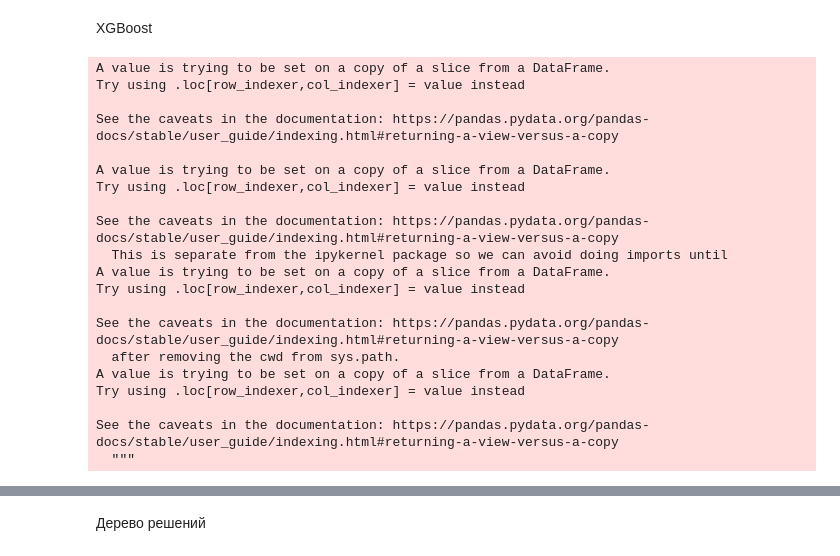
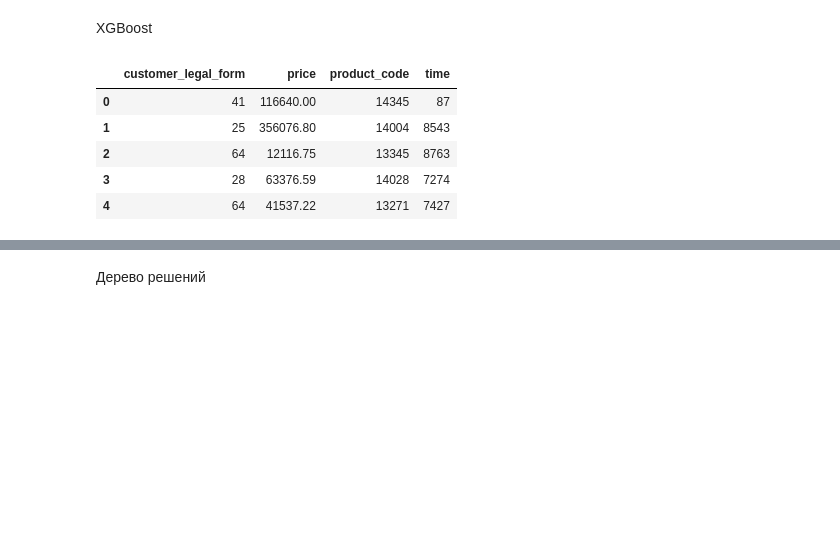
Before and after one commit to danil99152/prediction-of-government-tenders, a Jupyter notebook: forecasting_future_contract_stage.ipynb, the cells around one changed output, grey strips where cells are left out. Saved outputs shown, nothing was run; the diff lists cells and outputs as text; code cells hidden in the pictures; blank space fills up the shorter version.

```diff
--- a/forecasting_future_contract_stage.ipynb
+++ b/forecasting_future_contract_stage.ipynb
@@ -234,5 +336,8 @@ data.sort_values('execution_period_start', inplace = True)
 # %%
-x = data.drop(['customer_inn', 'supplier_inn', 'index', 'reg_num', 'id', 'publish_date','current_contract_stage', 'execution_period_start', 'execution_period_end', 'supplier_registration_date', 'supplier_legal_form'], axis=1)
-y = data['current_contract_stage']
-x = x.reset_index(drop=True)
-y = y.reset_index(drop=True)
+x_EC = data_EC.drop(['customer_inn', 'supplier_inn', 'index', 'reg_num', 'id', 'publish_date','current_contract_stage', 'execution_period_start', 'execution_period_end', 'supplier_registration_date', 'supplier_legal_form'], axis=1)
+y_EC = data_EC['current_contract_stage']
+
+x_ET = data_ET.drop(['customer_inn', 'supplier_inn', 'index', 'reg_num', 'id', 'publish_date','current_contract_stage', 'execution_period_start', 'execution_period_end', 'supplier_registration_date', 'supplier_legal_form'], axis=1)
+y_ET = data_ET['current_contract_stage']
+
+gc.collect()
@@ -373,31 +469,21 @@ model_catboost.save_model("catboost")
 # %% [markdown]
 XGBoost
 # %%
-x_train['customer_legal_form'] = LabelEncoder().fit_transform(x_train['customer_legal_form'])
-x_train['product_code'] = LabelEncoder().fit_transform(x_train['product_code'])
-x_test['customer_legal_form'] = LabelEncoder().fit_transform(x_test['customer_legal_form'])
-x_test['product_code'] = LabelEncoder().fit_transform(x_test['product_code'])
+enc = LabelEncoder()
+
+x_train['customer_legal_form'] = enc.fit_transform(x_train['customer_legal_form'])
+x_train['product_code'] = enc.fit_transform(x_train['product_code'])
+x_test['customer_legal_form'] = enc.fit_transform(x_test['customer_legal_form'])
+x_test['product_code'] = enc.fit_transform(x_test['product_code'])
-# %% [output]
-A value is trying to be set on a copy of a slice from a DataFrame.
-Try using .loc[row_indexer,col_indexer] = value instead
-
-See the caveats in the documentation: https://pandas.pydata.org/pandas-docs/stable/user_guide/indexing.html#returning-a-view-versus-a-copy
-
-A value is trying to be set on a copy of a slice from a DataFrame.
-Try using .loc[row_indexer,col_indexer] = value instead
-
-See the caveats in the documentation: https://pandas.pydata.org/pandas-docs/stable/user_guide/indexing.html#returning-a-view-versus-a-copy
-  This is separate from the ipykernel package so we can avoid doing imports until
-A value is trying to be set on a copy of a slice from a DataFrame.
-Try using .loc[row_indexer,col_indexer] = value instead
-
-See the caveats in the documentation: https://pandas.pydata.org/pandas-docs/stable/user_guide/indexing.html#returning-a-view-versus-a-copy
-  after removing the cwd from sys.path.
-A value is trying to be set on a copy of a slice from a DataFrame.
-Try using .loc[row_indexer,col_indexer] = value instead
-
-See the caveats in the documentation: https://pandas.pydata.org/pandas-docs/stable/user_guide/indexing.html#returning-a-view-versus-a-copy
-  """
+# %%
+x_train.head()
+# %% [output]
+|  | customer_legal_form | price | product_code | time |
+| 0 | 41 | 116640.00 | 14345 | 87 |
+| 1 | 25 | 356076.80 | 14004 | 8543 |
+| 2 | 64 | 12116.75 | 13345 | 8763 |
+| 3 | 28 | 63376.59 | 14028 | 7274 |
+| 4 | 64 | 41537.22 | 13271 | 7427 |
 # %%
 %%time
 parameters = {
```
Also changed, not shown: parts of 26 cells of this notebook.
